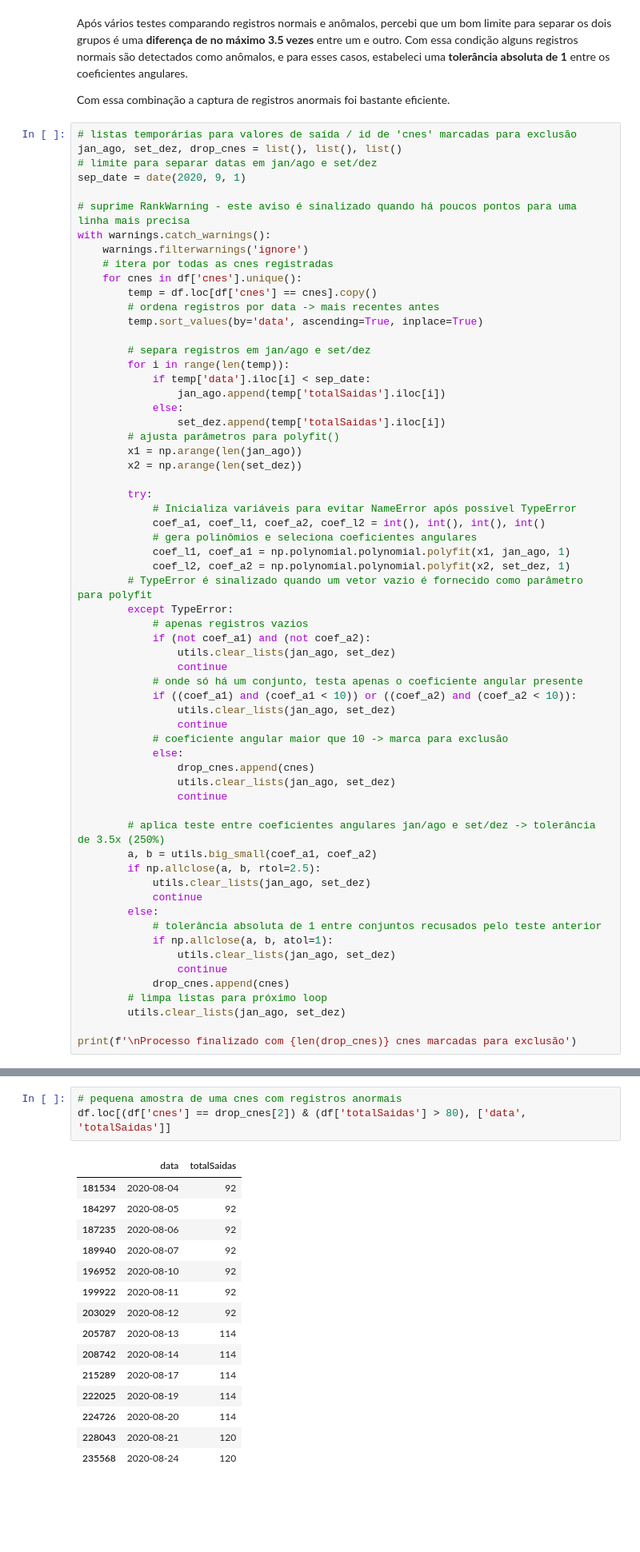
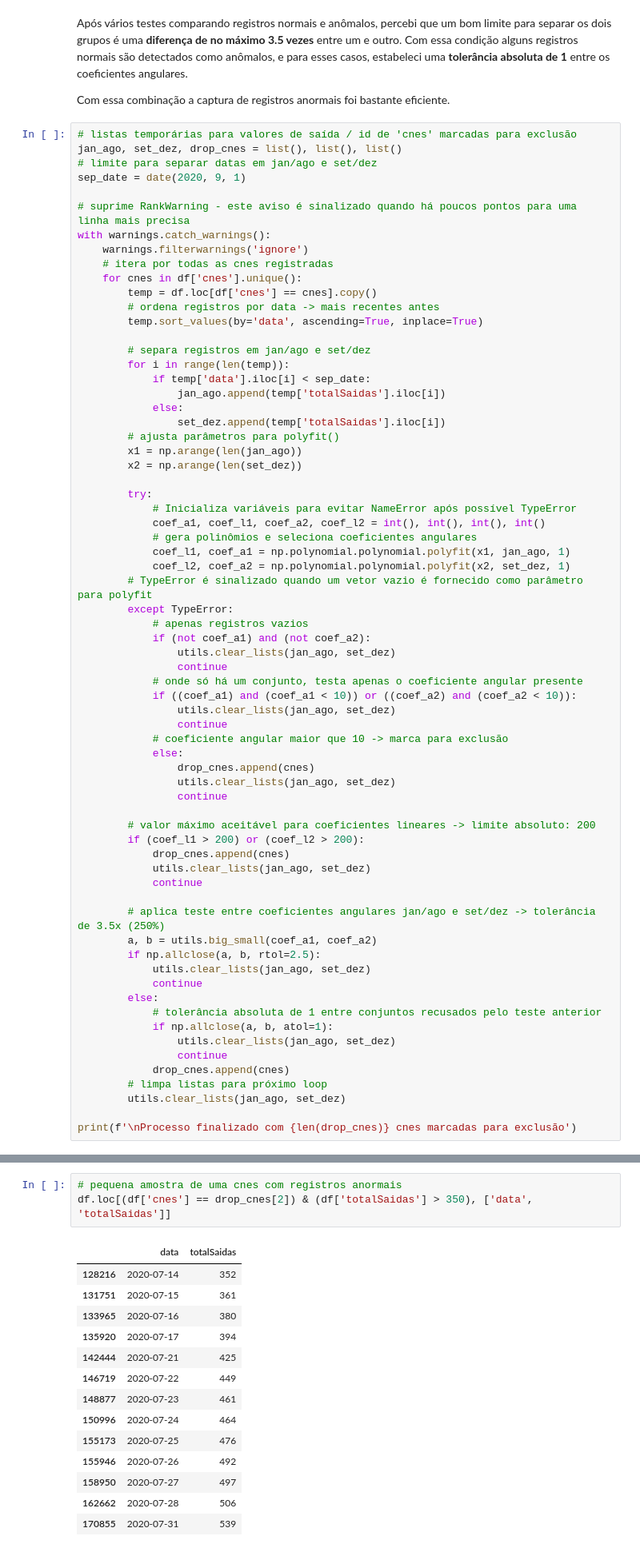
Before and after one commit to lucascorumba/study-projects, a Jupyter notebook: covid-hospital/analysis.ipynb, the cells around one changed output, grey strips where cells are left out. Shown at 80% size. Drawn from its saved outputs; the diff is of its cells as text; blank space fills up the shorter version.

```diff
--- a/covid-hospital/analysis.ipynb
+++ b/covid-hospital/analysis.ipynb
@@ -1915,6 +1915,12 @@ with warnings.catch_warnings():
                 utils.clear_lists(jan_ago, set_dez)
                 continue
 
+        # valor máximo aceitável para coeficientes lineares -> limite absoluto: 200
+        if (coef_l1 > 200) or (coef_l2 > 200):
+            drop_cnes.append(cnes)
+            utils.clear_lists(jan_ago, set_dez)
+            continue
+
         # aplica teste entre coeficientes angulares jan/ago e set/dez -> tolerância de 3.5x (250%)
         a, b = utils.big_small(coef_a1, coef_a2)
         if np.allclose(a, b, rtol=2.5):
@@ -1939,22 +1941,21 @@ True
 # %%
 # pequena amostra de uma cnes com registros anormais
-df.loc[(df['cnes'] == drop_cnes[2]) & (df['totalSaidas'] > 80), ['data', 'totalSaidas']]
+df.loc[(df['cnes'] == drop_cnes[2]) & (df['totalSaidas'] > 350), ['data', 'totalSaidas']]
 # %% [output]
 |  | data | totalSaidas |
-| 181534 | 2020-08-04 | 92 |
-| 184297 | 2020-08-05 | 92 |
-| 187235 | 2020-08-06 | 92 |
-| 189940 | 2020-08-07 | 92 |
-| 196952 | 2020-08-10 | 92 |
-| 199922 | 2020-08-11 | 92 |
-| 203029 | 2020-08-12 | 92 |
-| 205787 | 2020-08-13 | 114 |
-| 208742 | 2020-08-14 | 114 |
-| 215289 | 2020-08-17 | 114 |
-| 222025 | 2020-08-19 | 114 |
-| 224726 | 2020-08-20 | 114 |
-| 228043 | 2020-08-21 | 120 |
-| 235568 | 2020-08-24 | 120 |
+| 128216 | 2020-07-14 | 352 |
+| 131751 | 2020-07-15 | 361 |
+| 133965 | 2020-07-16 | 380 |
+| 135920 | 2020-07-17 | 394 |
+| 142444 | 2020-07-21 | 425 |
+| 146719 | 2020-07-22 | 449 |
+| 148877 | 2020-07-23 | 461 |
+| 150996 | 2020-07-24 | 464 |
+| 155173 | 2020-07-25 | 476 |
+| 155946 | 2020-07-26 | 492 |
+| 158950 | 2020-07-27 | 497 |
+| 162662 | 2020-07-28 | 506 |
+| 170855 | 2020-07-31 | 539 |
 # %%
 # Verificação
 print(f"Registros no DataFrame: {df.shape[0]}\n\
```
Also changed, not shown: parts of 5 cells of this notebook.
